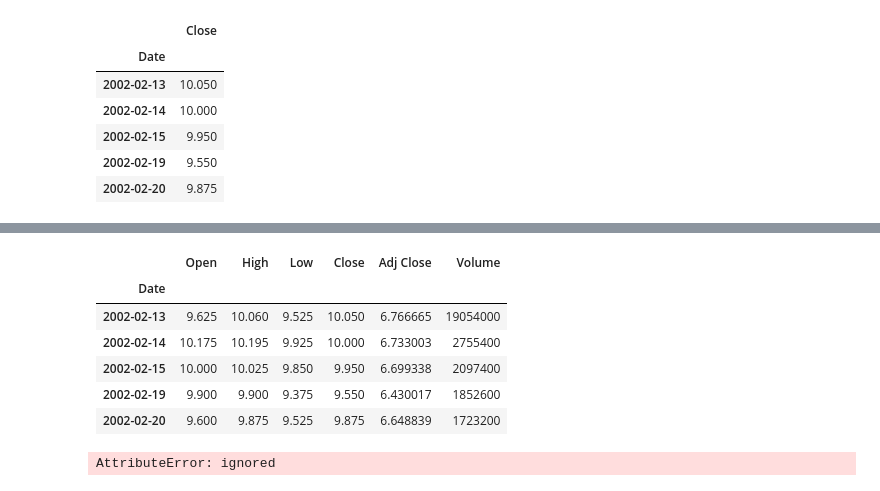
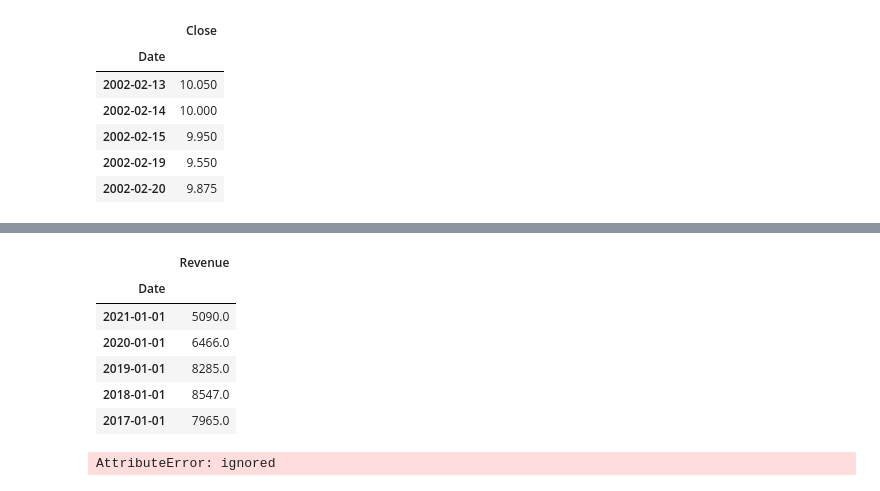
Before and after one commit to bahamalytixs/BahamaLytixs, a Jupyter notebook: HRolle_Proj_Python_Jupyter_Notebook2X.ipynb, the cells around one changed output, grey strips where cells are left out. Saved outputs shown, nothing was run; the diff lists cells and outputs as text; code cells hidden in the pictures.

```diff
--- a/HRolle_Proj_Python_Jupyter_Notebook2X.ipynb
+++ b/HRolle_Proj_Python_Jupyter_Notebook2X.ipynb
@@ -508,15 +532,16 @@ game_revCpy.tail()
 # %%
-#game_revCpy.set_index('Date', inplace=True)
+# Reset index for 'Date' field
+
+game_revCpy.set_index('Date', inplace=True)
+game_revCpy.head()
+# %% [output]
+|  | Revenue |
+| Date |  |
+| 2021-01-01 | 5090.0 |
+| 2020-01-01 | 6466.0 |
+| 2019-01-01 | 8285.0 |
+| 2018-01-01 | 8547.0 |
+| 2017-01-01 | 7965.0 |
-# %%
-game_stck.head()
-# %% [output]
-|  | Open | High | Low | Close | Adj Close | Volume |
-| Date |  |  |  |  |  |  |
-| 2002-02-13 | 9.625 | 10.060 | 9.525 | 10.050 | 6.766665 | 19054000 |
-| 2002-02-14 | 10.175 | 10.195 | 9.925 | 10.000 | 6.733003 | 2755400 |
-| 2002-02-15 | 10.000 | 10.025 | 9.850 | 9.950 | 6.699338 | 2097400 |
-| 2002-02-19 | 9.900 | 9.900 | 9.375 | 9.550 | 6.430017 | 1852600 |
-| 2002-02-20 | 9.600 | 9.875 | 9.525 | 9.875 | 6.648839 | 1723200 |
 # %%
 from plotly.subplots import make_subplots
 # %%
```
Also changed, not shown: parts of 26 cells of this notebook.
